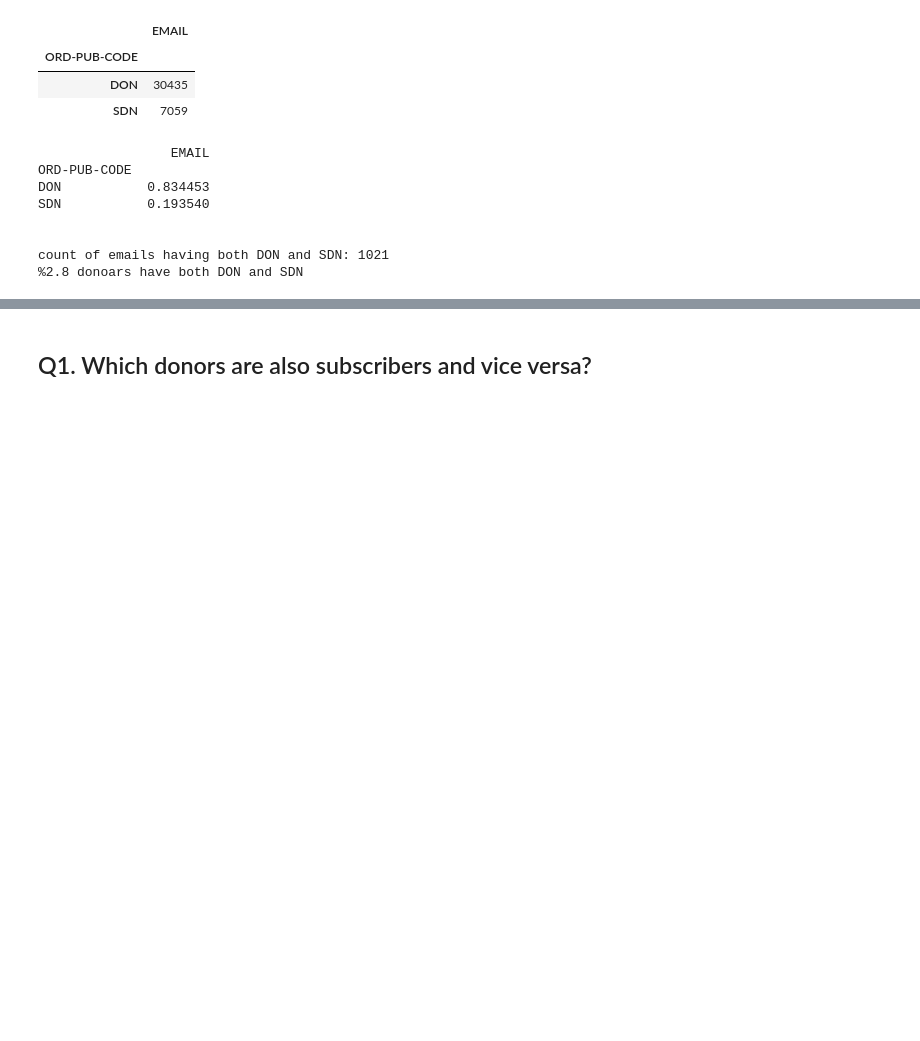
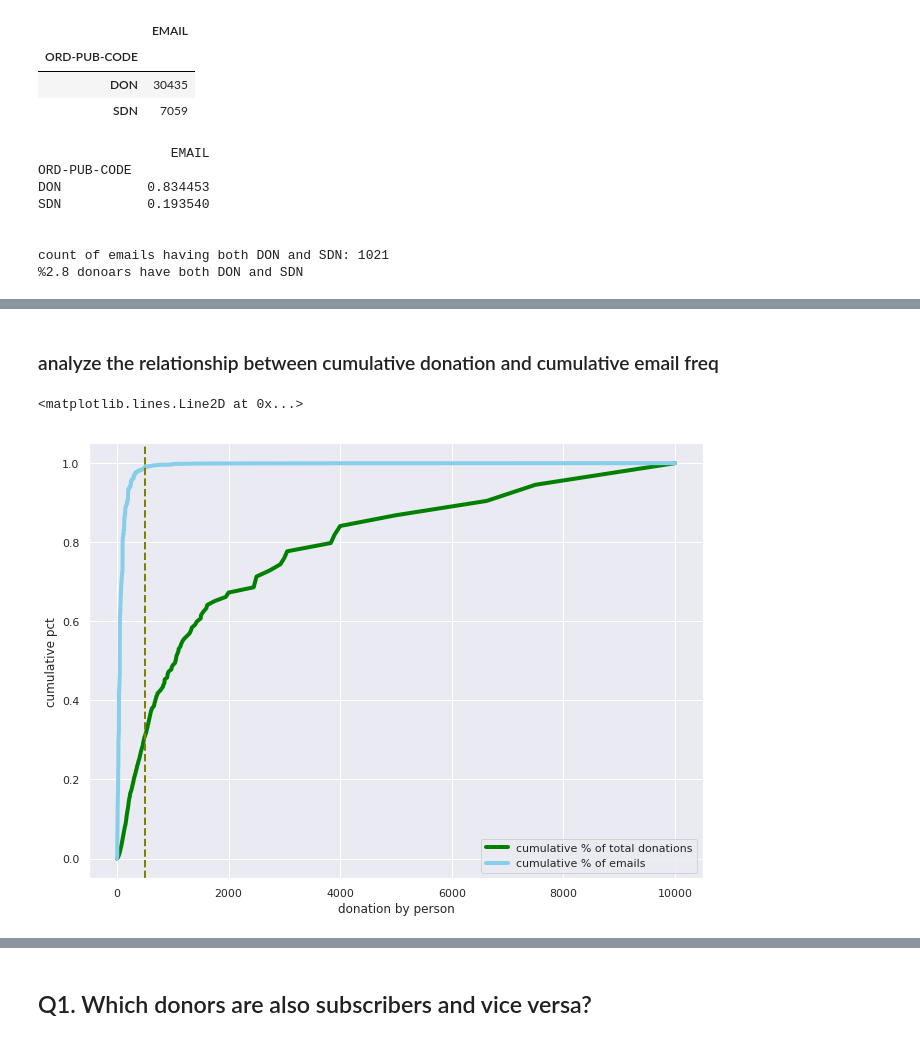
Before and after one commit to tingtingexelate/mother_jones, a Jupyter notebook: user_data/question_oriented_user_exploration.ipynb, the cells around one changed output, grey strips where cells are left out. Cells and saved outputs as stored; diff of their text form; code cells hidden in the pictures; blank space fills up the shorter version.

```diff
--- a/user_data/question_oriented_user_exploration.ipynb
+++ b/user_data/question_oriented_user_exploration.ipynb
@@ -171,0 +218,17 @@ count of emails having both DON and SDN: 1021
+# %% [markdown]
+### analyze the relationship between cumulative donation and cumulative email freq
+# %%
+import matplotlib.pyplot as plt
+plt.plot( 'don_total', 'don_total_cumpct', data=cnts, marker='', markerfacecolor='green', markersize=12, color='green', linewidth=4)
+plt.plot( 'don_total', 'Email_cumpct',data=cnts, marker='', color='skyblue', linewidth=4)
+plt.legend(labels = ['cumulative % of total donations','cumulative % of emails'])
+plt.grid(True)
+pl.title("")
+pl.xlabel("donation by person")
+pl.ylabel("cumulative pct")
+
+plt.axvline(x=500, linestyle = '--',color='olive', linewidth=2)
+#plt.axhline(y=cnts['Email_cumpct'][cnts['don_total']==300].unique(), linestyle = '-')
+# %% [output]
+<matplotlib.lines.Line2D at 0x...>
+[figure, added]
```
Also changed, not shown: parts of 35 cells of this notebook, 1 other file.
